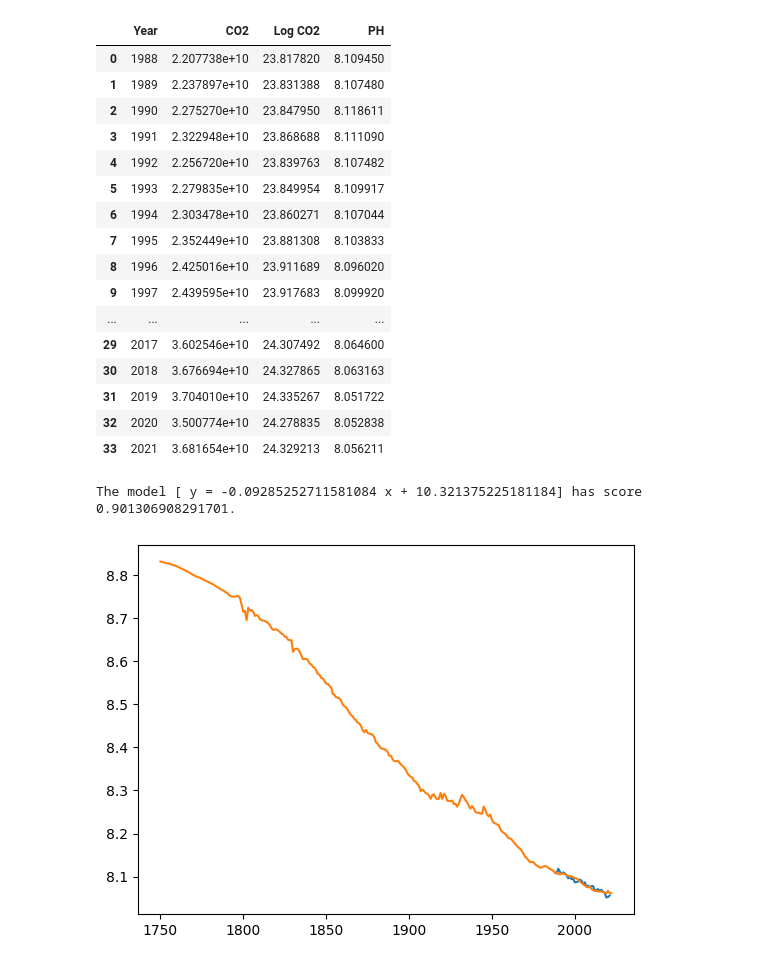
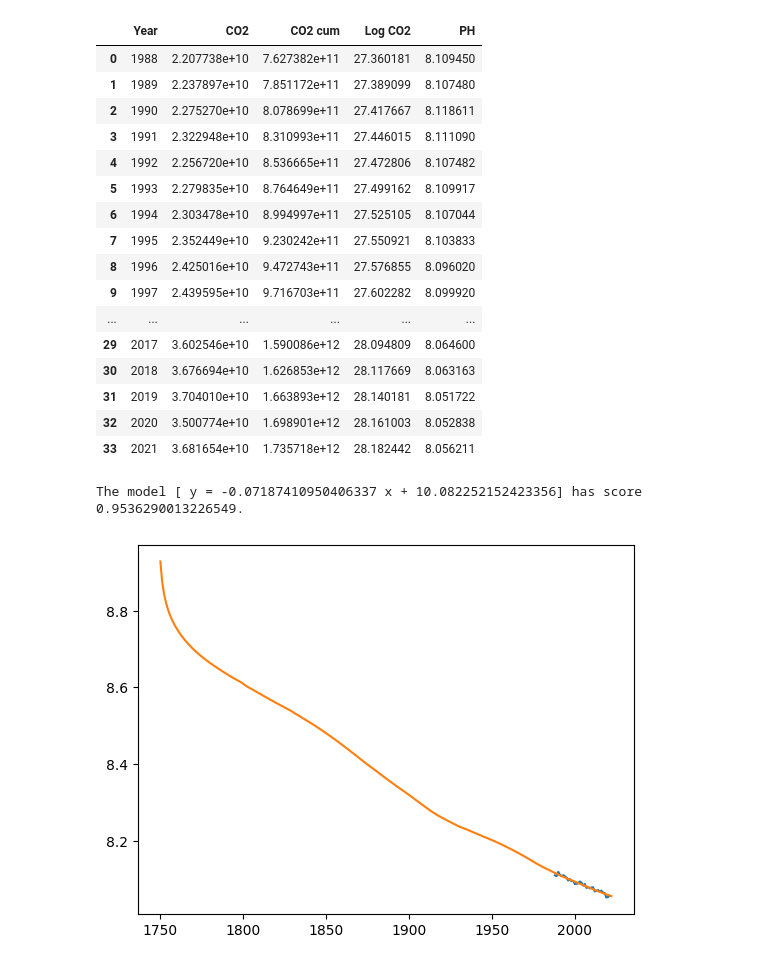
Before and after one commit to MaxCpt/COMP3041, a Jupyter notebook: model/CO2_vs_PH.ipynb, the cells around one changed output. Saved outputs shown, nothing was run; the diff lists cells and outputs as text; code cells hidden in the pictures.

Commit message:
co2_vs_ph: change from using co2 emission to cum co2 emission

```diff
--- a/model/CO2_vs_PH.ipynb
+++ b/model/CO2_vs_PH.ipynb
@@ -10,7 +10,8 @@ from sklearn import datasets, linear_model
 %matplotlib inline
 # %%
 co2 = pd.read_csv(r"../data/CO2.csv")
-co2["Log CO2"] = co2["CO2"].map(lambda x: np.log(x))
+co2["CO2 cum"] = co2["CO2"].cumsum()
+co2["Log CO2"] = co2["CO2 cum"].map(lambda x: np.log(x))
 ph = pd.read_csv(r"../data/PH.csv")
 
 joint = pd.merge(co2, ph, on='Year', how='inner')
@@ -18,23 +19,23 @@ joint = joint.dropna()
 
 joint
 # %% [output]
-|  | Year | CO2 | Log CO2 | PH |
-| 0 | 1988 | 2.207738e+10 | 23.817820 | 8.109450 |
-| 1 | 1989 | 2.237897e+10 | 23.831388 | 8.107480 |
-| 2 | 1990 | 2.275270e+10 | 23.847950 | 8.118611 |
-| 3 | 1991 | 2.322948e+10 | 23.868688 | 8.111090 |
-| 4 | 1992 | 2.256720e+10 | 23.839763 | 8.107482 |
-| 5 | 1993 | 2.279835e+10 | 23.849954 | 8.109917 |
-| 6 | 1994 | 2.303478e+10 | 23.860271 | 8.107044 |
-| 7 | 1995 | 2.352449e+10 | 23.881308 | 8.103833 |
-| 8 | 1996 | 2.425016e+10 | 23.911689 | 8.096020 |
-| 9 | 1997 | 2.439595e+10 | 23.917683 | 8.099920 |
-| ... | ... | ... | ... | ... |
-| 29 | 2017 | 3.602546e+10 | 24.307492 | 8.064600 |
-| 30 | 2018 | 3.676694e+10 | 24.327865 | 8.063163 |
-| 31 | 2019 | 3.704010e+10 | 24.335267 | 8.051722 |
-| 32 | 2020 | 3.500774e+10 | 24.278835 | 8.052838 |
-| 33 | 2021 | 3.681654e+10 | 24.329213 | 8.056211 |
+|  | Year | CO2 | CO2 cum | Log CO2 | PH |
+| 0 | 1988 | 2.207738e+10 | 7.627382e+11 | 27.360181 | 8.109450 |
+| 1 | 1989 | 2.237897e+10 | 7.851172e+11 | 27.389099 | 8.107480 |
+| 2 | 1990 | 2.275270e+10 | 8.078699e+11 | 27.417667 | 8.118611 |
+| 3 | 1991 | 2.322948e+10 | 8.310993e+11 | 27.446015 | 8.111090 |
+| 4 | 1992 | 2.256720e+10 | 8.536665e+11 | 27.472806 | 8.107482 |
+| 5 | 1993 | 2.279835e+10 | 8.764649e+11 | 27.499162 | 8.109917 |
+| 6 | 1994 | 2.303478e+10 | 8.994997e+11 | 27.525105 | 8.107044 |
+| 7 | 1995 | 2.352449e+10 | 9.230242e+11 | 27.550921 | 8.103833 |
+| 8 | 1996 | 2.425016e+10 | 9.472743e+11 | 27.576855 | 8.096020 |
+| 9 | 1997 | 2.439595e+10 | 9.716703e+11 | 27.602282 | 8.099920 |
+| ... | ... | ... | ... | ... | ... |
+| 29 | 2017 | 3.602546e+10 | 1.590086e+12 | 28.094809 | 8.064600 |
+| 30 | 2018 | 3.676694e+10 | 1.626853e+12 | 28.117669 | 8.063163 |
+| 31 | 2019 | 3.704010e+10 | 1.663893e+12 | 28.140181 | 8.051722 |
+| 32 | 2020 | 3.500774e+10 | 1.698901e+12 | 28.161003 | 8.052838 |
+| 33 | 2021 | 3.681654e+10 | 1.735718e+12 | 28.182442 | 8.056211 |
 # %%
 log_co2_array = joint["Log CO2"].to_numpy().reshape(-1, 1)
 ph_array = joint["PH"].to_numpy().reshape(-1, 1)
@@ -44,33 +45,34 @@ model_2 = regr.fit(log_co2_array, ph_array)
 print(f"The model [ y = {regr.coef_[0][0]} x + {regr.intercept_[0]}] has score " +
       f"{regr.score(log_co2_array, ph_array)}.")
 # %% [output]
-The model [ y = -0.09285252711581084 x + 10.321375225181184] has score 0.901306908291701.
+The model [ y = -0.07187410950406337 x + 10.082252152423356] has score 0.9536290013226549.
 # %%
 co2_to_ph_coef = regr.coef_[0][0]
 co2_to_ph_intercept = regr.intercept_[0]
 
 def co2_to_ph(co2):
-    # TODO: consider what should be done when CO2 emission is close to zero / negative
-    co2_array = np.array(co2["CO2"]).reshape(-1,1)
-    log_co2_array = np.log(co2_array)
+    co2["CO2 cum"] = co2["CO2"].cumsum()
+    co2["Log CO2"] = co2["CO2 cum"].map(lambda x: np.log(x))
+
+    log_co2_array = np.array(co2["Log CO2"]).reshape(-1,1)
     predict_array = np.array([co2_to_ph_coef*x + co2_to_ph_intercept for x in log_co2_array])
-    #predict_array = model_2.predict(array)
+    #predict_array = model_2.predict(log_co2_array)     predict raise exception for Nan, but we need it to output Nan without exception
 
     ph_predict = pd.DataFrame(
         {
             "Year": [t for t in range(1750, co2["Year"].values[-1]+1)],
             "PH": [h for h in predict_array],
         }
     )
 
     return ph_predict
 
 
 # inspect the fit in historical data
 co2 = pd.read_csv(r"../data/CO2.csv")
 ph_prediction = co2_to_ph(co2)
 plt.plot(np.asarray(joint["Year"], float), joint["PH"])
 plt.plot(np.asarray(ph_prediction["Year"], float), ph_prediction["PH"])
 plt.show()
 # %% [output]
-[figure, old version]
+[figure, new version]
```
Also changed, not shown: parts of 1 cell of this notebook, 3 other files.
